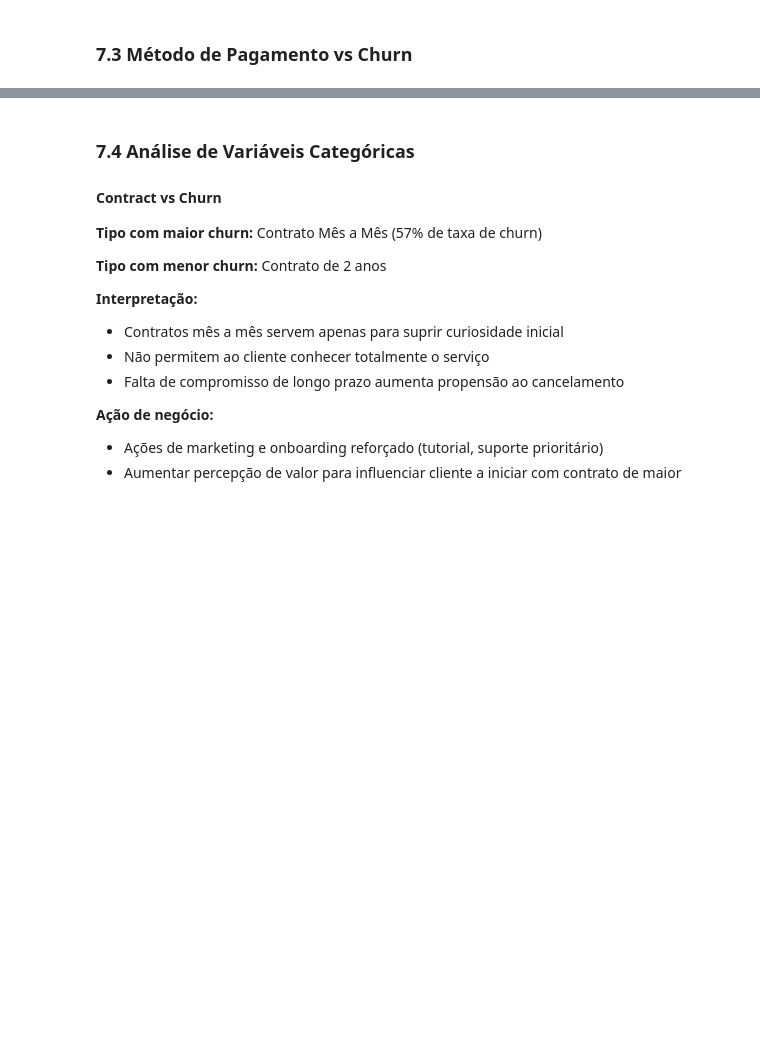
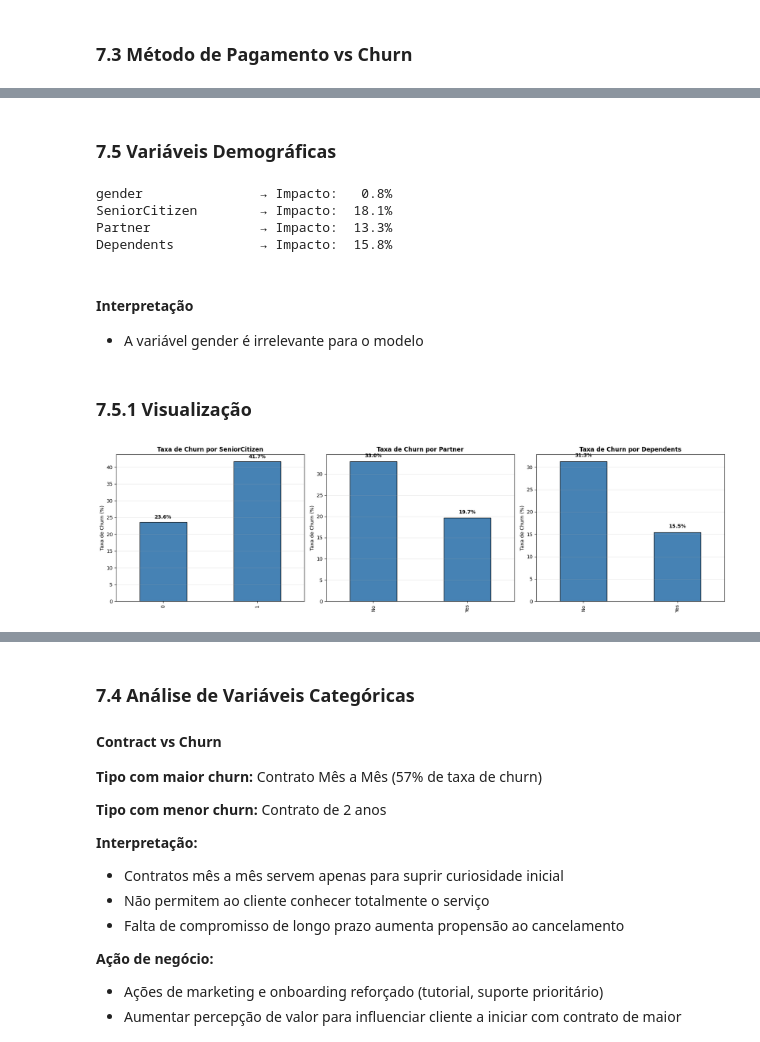
Before and after one commit to matheusnevesds/churn-prediction-ml, a Jupyter notebook: notebooks/01_eda.ipynb, the cells around one changed output, grey strips where cells are left out. Cells and saved outputs as stored; diff of their text form; code cells hidden in the pictures; blank space fills up the shorter version.

```diff
--- a/notebooks/01_eda.ipynb
+++ b/notebooks/01_eda.ipynb
@@ -292,0 +413,50 @@ plt.show()
+# %% [markdown]
+### 7.5 Variáveis Demográficas
+# %%
+demo_columns = ['gender', 'SeniorCitizen', 'Partner', 'Dependents']
+
+for var in demo_columns:
+    # Análise Cruzada
+    ac = pd.crosstab(df[var], df['Churn'], normalize='index') * 100
+
+    # churn_rate
+    churn_rate = df.groupby(var)['Churn'].apply(lambda x: (x == 'Yes').sum() / len(x) * 100)
+
+    # Impacto
+    impacto = churn_rate.max() - churn_rate.min()
+
+    print(f"{var:20s} → Impacto: {impacto:5.1f}%")
+# %% [output]
+gender               → Impacto:   0.8%
+SeniorCitizen        → Impacto:  18.1%
+Partner              → Impacto:  13.3%
+Dependents           → Impacto:  15.8%
+# %% [markdown]
+#### Interpretação
+
+- A variável gender é irrelevante para o modelo
+# %% [markdown]
+### 7.5.1 Visualização
+# %%
+important_vars = ['SeniorCitizen', 'Partner', 'Dependents']
+
+fig, axes = plt.subplots(1, 3, figsize=(18, 5))
+
+for i, var in enumerate(important_vars):
+    churn_rate = df.groupby(var)['Churn'].apply(lambda x: (x == 'Yes').sum() / len(x) * 100)
+
+    churn_rate.plot(kind='bar', ax=axes[i], color='steelblue', edgecolor='black')
+
+    axes[i].set_title(f'Taxa de Churn por {var}', fontweight='bold')
+    axes[i].set_ylabel('Taxa de Churn (%)')
+    axes[i].set_xlabel('')
+    axes[i].grid(axis='y', alpha=0.3)
+
+    # Adiciona valores nas barras
+    for idx, value in enumerate(churn_rate):
+        axes[i].text(idx, value + 1, f'{value:.1f}%', ha='center', fontsize=10, fontweight='bold')
+
+plt.tight_layout()
+plt.show()
+# %% [output]
+[figure, added]
```
Also changed, not shown: parts of 28 cells of this notebook.
